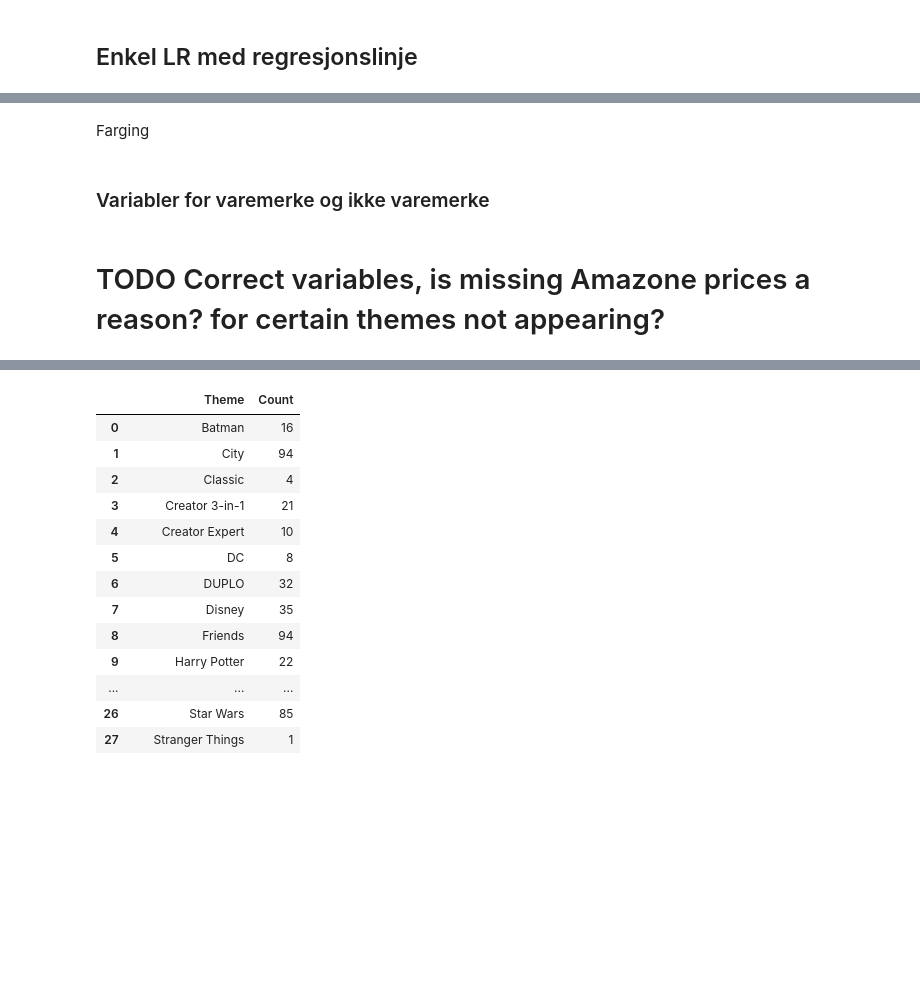
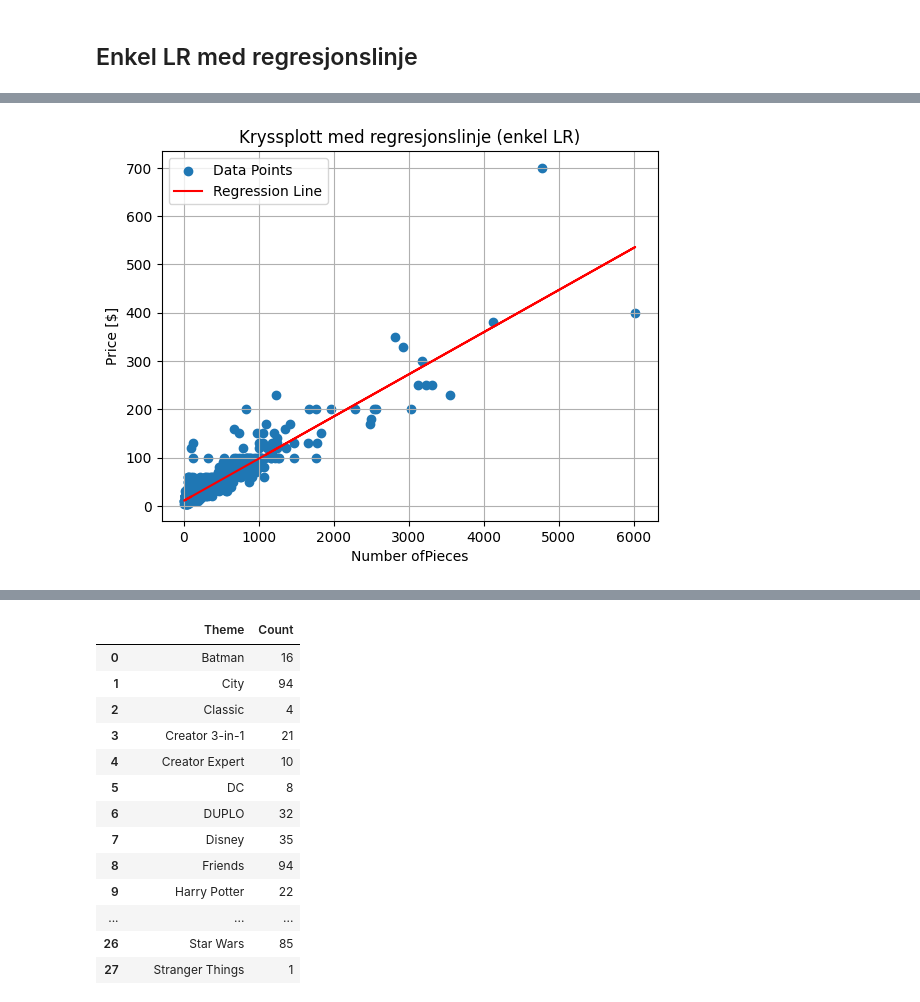
Before and after one commit to erikbjo/istg1003prosjekt, a Jupyter notebook: Oppgaver/arthurTestBook.ipynb, the cells around one changed output, grey strips where cells are left out. Drawn from its saved outputs; the diff is of its cells as text; code cells hidden in the pictures; blank space fills up the shorter version.

```diff
--- a/Oppgaver/arthurTestBook.ipynb
+++ b/Oppgaver/arthurTestBook.ipynb
@@ -65 +86,17 @@ df2
+# %%
+# Enkelt Lineære formler
+
+pieces_formel = 'Price ~ Pieces'
+pages_formel = 'Price ~ Pages'
+minifigures_formel = 'Price ~ Minifigures'
+
+# Enkelt Lineære formler med hensyn på varemerke (Egentlig en form for mlr)
+
+pieces_varemerke_formel = 'Price ~ C(Varemerke, Treatment("Unclear")) + Pieces'
+pages_varemerke_formel = 'Price ~ C(Varemerke, Treatment("Unclear")) + Pages'
+minifigures_varemerke_formel = 'Price ~ C(Varemerke, Treatment("Unclear")) + Minifigures'
+
+# Multippel lineær formel
+
+mlr_formel = 'Price ~ C(Varemerke, Treatment("Unclear")) + Pieces + Pages + Minifigures'
 # %% [markdown]
@@ -67,7 +104,5 @@ df2
 # %%
-formel = 'Price ~ Pieces'
-
-modell = smf.ols(formel, data = df2)
-resultat = modell.fit()
-
-resultat.summary()
+def enkelLineærRegresjon(formel):
+    modell = smf.ols(formel, data = df2)
+    resultat = modell.fit()
+    return resultat
@@ -135,6 +293,0 @@ plt.show()
-# %% [markdown]
-Farging
-# %% [markdown]
-### Variabler for varemerke og ikke varemerke
-# %% [markdown]
-# TODO Correct variables, is missing Amazone prices a reason? for certain themes not appearing?
@@ -152,0 +294,4 @@ mythemes_all = ['Disney', 'Unikitty', 'NINJAGO', 'Marvel', 'THE LEGO MOVIE 2', '
+# %%
+LRLine(pieces_formel, 'Pieces')
+# %% [output]
+[figure, added]
```
Also changed, not shown: parts of 45 cells of this notebook.
